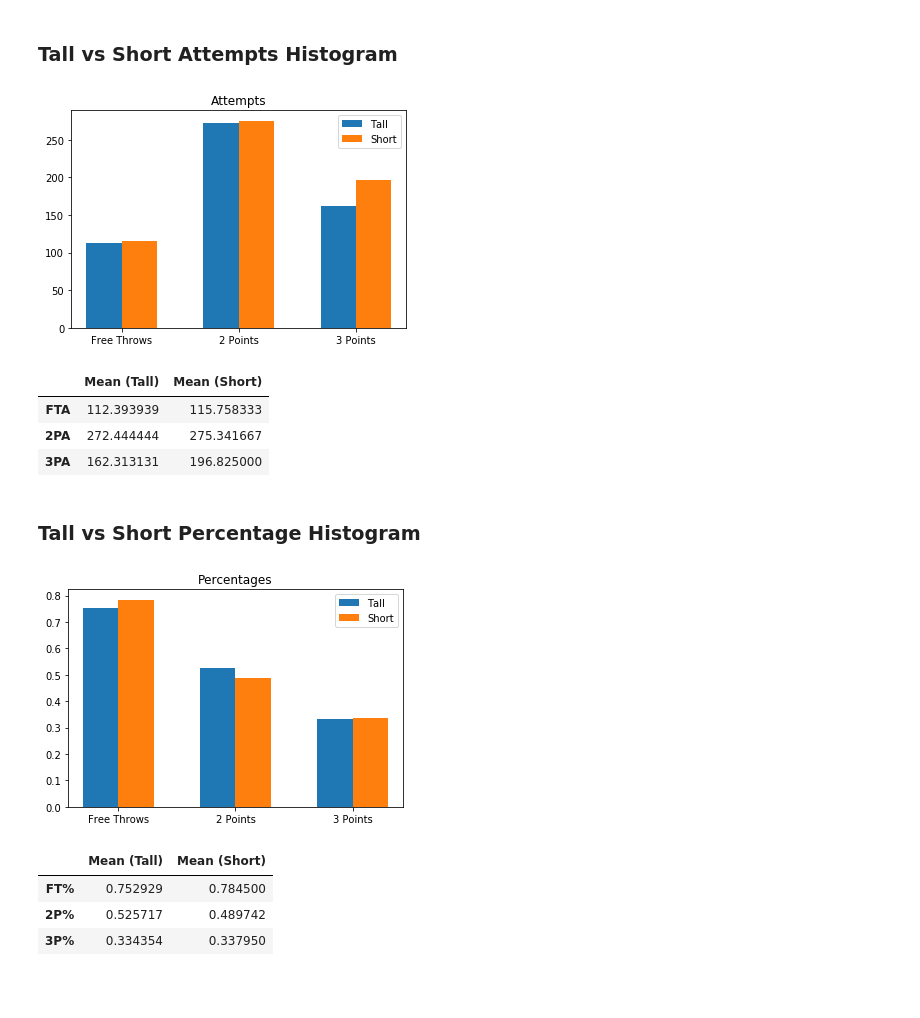
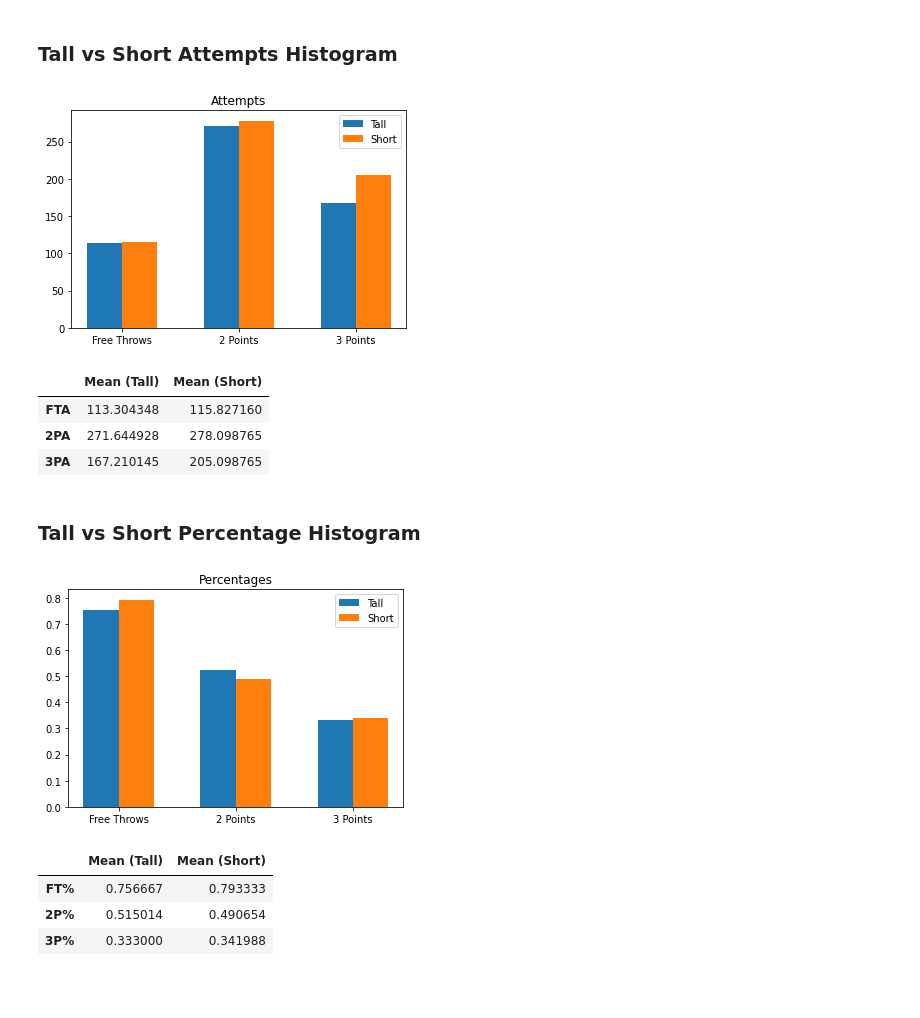
Before and after one commit to adithyav09/Group-APIs-Project, a Jupyter notebook: NBA_DATA_PRESENTATION.ipynb, the cells around one changed output. Saved outputs shown, nothing was run; the diff lists cells and outputs as text; code cells hidden in the pictures.

```diff
--- a/NBA_DATA_PRESENTATION.ipynb
+++ b/NBA_DATA_PRESENTATION.ipynb
@@ -400,13 +400,13 @@ The correlation between both factors is -0.02
 #Traditional Big men players are not as common and are mainly used to stretch the floor
 #rather than score points by posting up near the basket
 
-tall_avg_ser=merged_data_df.loc[merged_data_df['HEIGHT\xa0W/O\xa0SHOES'] >= 77.75,:][['FTA','FT%','2PA','2P%','3PA', '3P%']].mean()
-tall_med_ser=merged_data_df.loc[merged_data_df['HEIGHT\xa0W/O\xa0SHOES'] >= 77.75,:][['FTA','FT%','2PA','2P%','3PA', '3P%']].median()
-tall_count=merged_data_df.loc[merged_data_df['HEIGHT\xa0W/O\xa0SHOES'] >= 77.75,:].count()['PLAYER']
+tall_avg_ser=merged_data_df.loc[merged_data_df['HEIGHT\xa0W/O\xa0SHOES'] >= 76.50,:][['FTA','FT%','2PA','2P%','3PA', '3P%']].mean()
+tall_med_ser=merged_data_df.loc[merged_data_df['HEIGHT\xa0W/O\xa0SHOES'] >= 76.50,:][['FTA','FT%','2PA','2P%','3PA', '3P%']].median()
+tall_count=merged_data_df.loc[merged_data_df['HEIGHT\xa0W/O\xa0SHOES'] >= 76.50,:].count()['PLAYER']
 
-short_avg_ser=merged_data_df.loc[merged_data_df['HEIGHT\xa0W/O\xa0SHOES'] < 77.75,:][['FTA','FT%','2PA','2P%','3PA', '3P%']].mean()
-short_med_ser=merged_data_df.loc[merged_data_df['HEIGHT\xa0W/O\xa0SHOES'] < 77.75,:][['FTA','FT%','2PA','2P%','3PA', '3P%']].median()
-short_count=merged_data_df.loc[merged_data_df['HEIGHT\xa0W/O\xa0SHOES'] < 77.75,:].count()['PLAYER']
+short_avg_ser=merged_data_df.loc[merged_data_df['HEIGHT\xa0W/O\xa0SHOES'] < 76.50,:][['FTA','FT%','2PA','2P%','3PA', '3P%']].mean()
+short_med_ser=merged_data_df.loc[merged_data_df['HEIGHT\xa0W/O\xa0SHOES'] < 76.50,:][['FTA','FT%','2PA','2P%','3PA', '3P%']].median()
+short_count=merged_data_df.loc[merged_data_df['HEIGHT\xa0W/O\xa0SHOES'] < 76.50,:].count()['PLAYER']
 
 
 central_tendency_df=pd.DataFrame({'Mean (Tall)':tall_avg_ser,
@@ -414,3 +414,4 @@ central_tendency_df=pd.DataFrame({'Mean (Tall)':tall_avg_ser,
               'Mean (Short)':short_avg_ser,
               'Median (Short)':short_med_ser
 })
+central_tendency_df
@@ -418,33 +427,33 @@ central_tendency_df=pd.DataFrame({'Mean (Tall)':tall_avg_ser,
 ### Tall vs Short Attempts Histogram
 # %%
 N = 3
-tall_players_stats = (112.393939, 272.444444, 162.313131)
-short_players_stats = (115.758333, 275.341667, 196.825000)
+tall_players_stats = (113.304348, 271.644928, 167.210145)
+short_players_stats = (115.827160, 278.098765, 205.098765)
 
 ind = np.arange(N)
 width = 0.30
 
 plt.bar(ind, tall_players_stats, width, label='Tall')
 plt.bar(ind + width, short_players_stats, width, label='Short')
 
 plt.title('Attempts')
 
 plt.xticks(ind + width / 2, ('Free Throws', '2 Points', '3 Points'))
 plt.legend(loc='best')
 plt.show()
 central_tendency_df[['Mean (Tall)','Mean (Short)']].loc[['FTA', '2PA', '3PA']]
 # %% [output]
-[figure, old version]
+[figure, new version]
 |  | Mean (Tall) | Mean (Short) |
-| FTA | 112.393939 | 115.758333 |
-| 2PA | 272.444444 | 275.341667 |
-| 3PA | 162.313131 | 196.825000 |
+| FTA | 113.304348 | 115.827160 |
+| 2PA | 271.644928 | 278.098765 |
+| 3PA | 167.210145 | 205.098765 |
 # %% [markdown]
 ### Tall vs Short Percentage Histogram
 # %%
 N = 3
 tall_players_stats = (0.752929, 0.525717, 0.334354)
-short_players_stats = (0.784500, 0.489742, 0.337950)
+short_players_stats = (0.793333, 0.490654, 0.341988)
 
 ind = np.arange(N)
 width = 0.30
@@ -459,11 +468,11 @@ plt.legend(loc='best')
 plt.show()
 central_tendency_df[['Mean (Tall)','Mean (Short)']].loc[['FT%', '2P%', '3P%']]
 # %% [output]
-[figure, old version]
+[figure, new version]
 |  | Mean (Tall) | Mean (Short) |
-| FT% | 0.752929 | 0.784500 |
-| 2P% | 0.525717 | 0.489742 |
-| 3P% | 0.334354 | 0.337950 |
+| FT% | 0.756667 | 0.793333 |
+| 2P% | 0.515014 | 0.490654 |
+| 3P% | 0.333000 | 0.341988 |
 # %% [markdown]
 #
 # %% [markdown]
```
Also changed, not shown: parts of 11 cells of this notebook, 2 other files.
